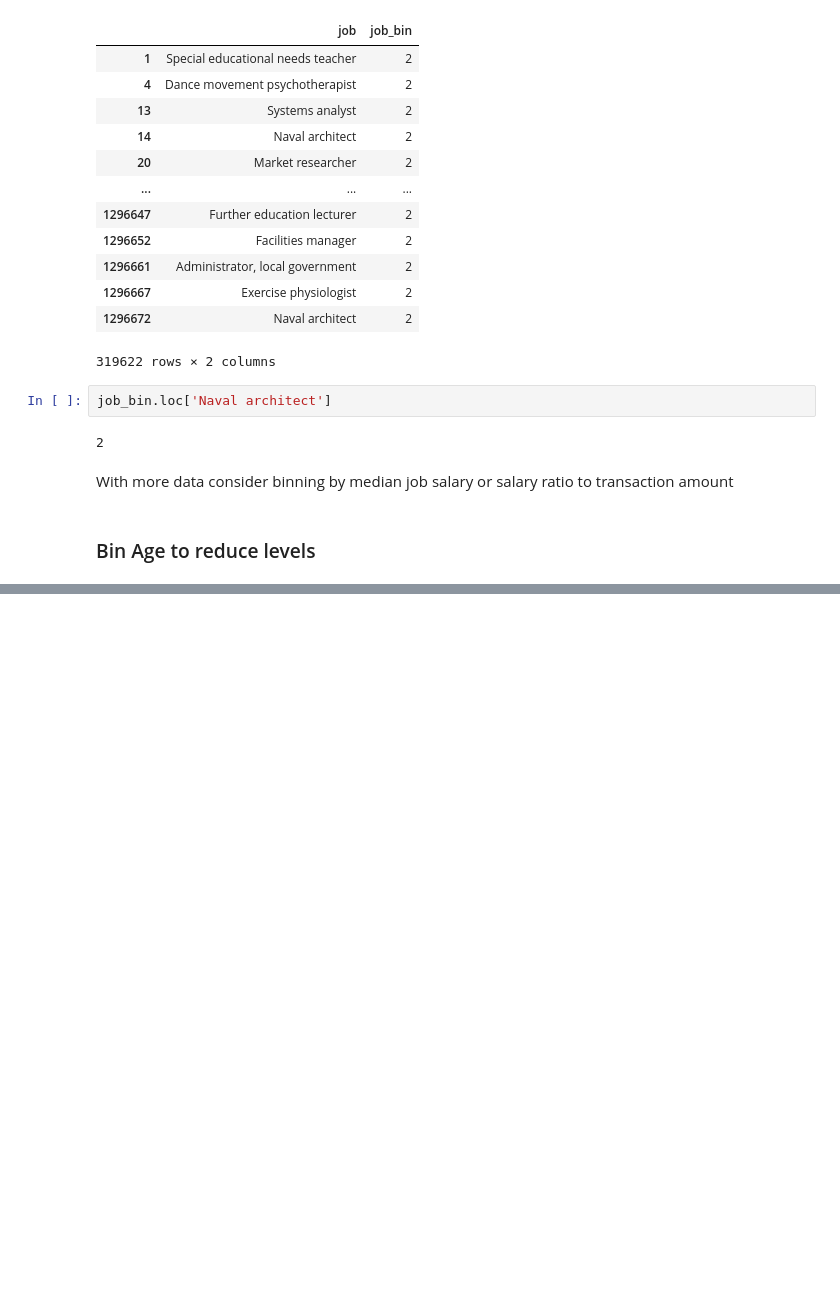
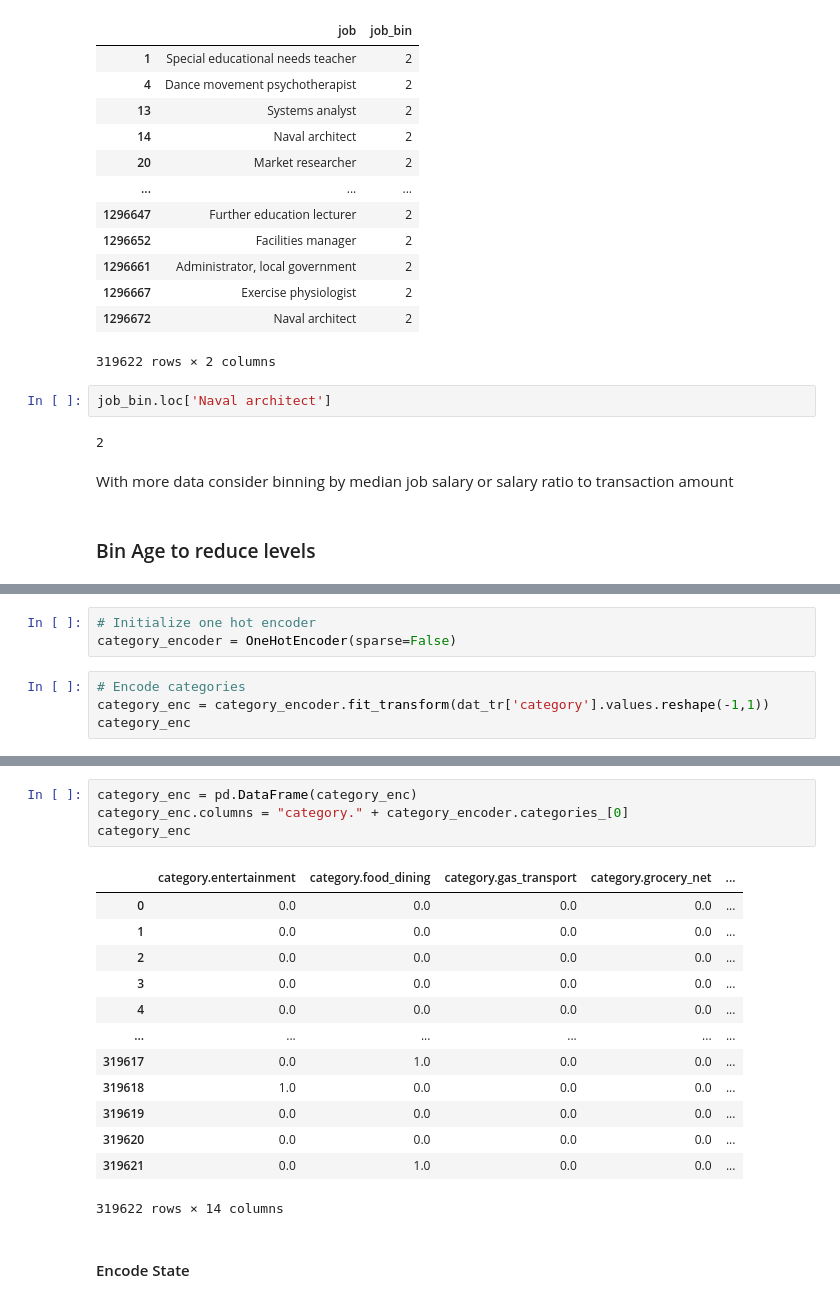
Before and after one commit to anabellafalk/cc_fraud_detection, a Jupyter notebook: data_prep.ipynb, the cells around one changed output, grey strips where cells are left out. Drawn from its saved outputs; the diff is of its cells as text; blank space fills up the shorter version.

Commit message:
Encode categorical cols

```diff
--- a/data_prep.ipynb
+++ b/data_prep.ipynb
@@ -160,0 +167,7 @@ With more data consider binning by median job salary or salary ratio to transact
+# %%
+# Initialize one hot encoder
+category_encoder = OneHotEncoder(sparse=False)
+# %%
+# Encode categories
+category_enc = category_encoder.fit_transform(dat_tr['category'].values.reshape(-1,1))
+category_enc
@@ -160,0 +193,20 @@ With more data consider binning by median job salary or salary ratio to transact
+# %%
+category_enc = pd.DataFrame(category_enc)
+category_enc.columns = "category." + category_encoder.categories_[0]
+category_enc
+# %% [output]
+|  | category.entertainment | category.food_dining | category.gas_transport | category.grocery_net | ... |
+| 0 | 0.0 | 0.0 | 0.0 | 0.0 | ... |
+| 1 | 0.0 | 0.0 | 0.0 | 0.0 | ... |
+| 2 | 0.0 | 0.0 | 0.0 | 0.0 | ... |
+| 3 | 0.0 | 0.0 | 0.0 | 0.0 | ... |
+| 4 | 0.0 | 0.0 | 0.0 | 0.0 | ... |
+| ... | ... | ... | ... | ... | ... |
+| 319617 | 0.0 | 1.0 | 0.0 | 0.0 | ... |
+| 319618 | 1.0 | 0.0 | 0.0 | 0.0 | ... |
+| 319619 | 0.0 | 0.0 | 0.0 | 0.0 | ... |
+| 319620 | 0.0 | 0.0 | 0.0 | 0.0 | ... |
+| 319621 | 0.0 | 1.0 | 0.0 | 0.0 | ... |
+319622 rows × 14 columns
+# %% [markdown]
+#### Encode State
```
Also changed, not shown: parts of 6 cells of this notebook, 2 other files.
